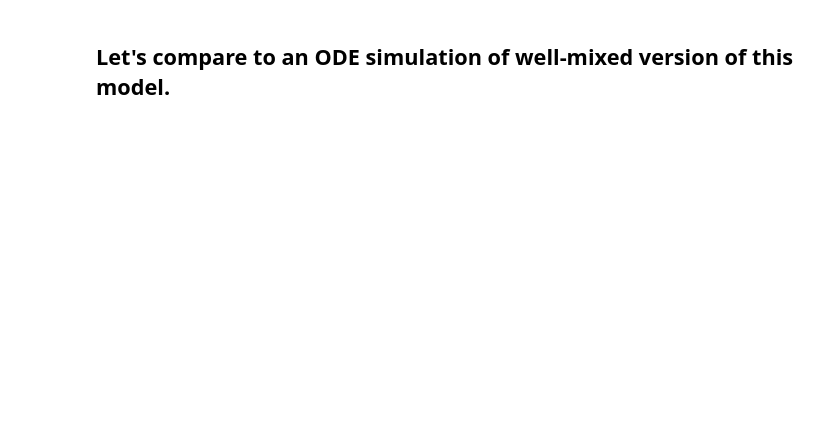
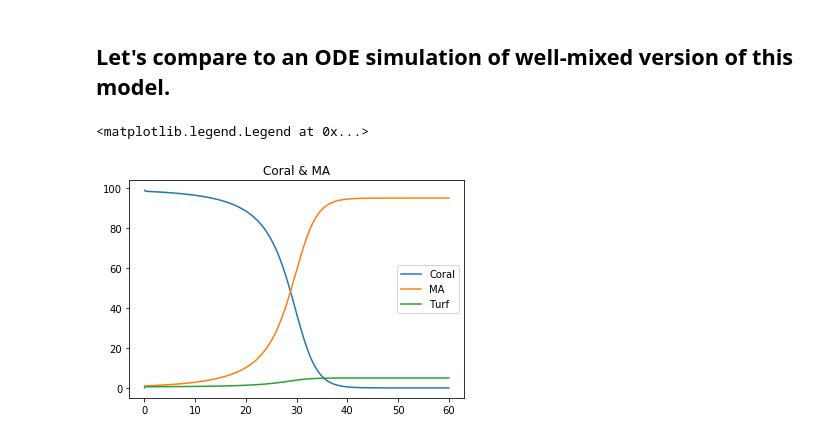
Before and after one commit to StochSS/SpatialPy, a Jupyter notebook: examples/coral_reef/CoralModel.ipynb, the cells around one changed output. Cells and saved outputs as stored; diff of their text form; code cells hidden in the pictures; blank space fills up the shorter version.

```diff
--- a/examples/coral_reef/CoralModel.ipynb
+++ b/examples/coral_reef/CoralModel.ipynb
@@ -71,8 +78,10 @@ class CoralReef(spatialpy.Model):
 
         # A unit square
         # each grid point is 10cm x 10cm, domain is 5m x 5m
-        self.mesh = spatialpy.URDMEMesh.generate_square_mesh(L=5, nx=50, ny=50, periodic=True)
-
+        self.domain = spatialpy.Domain.create_2D_domain(
+            xlim=[0, 5], ylim=[0, 5], nx=50, ny=50, type_id=1.0,
+            mass=1.0, nu=1.0, fixed=True,  rho0=1.0, c0=1.0, P0=1.0
+        )
         # Place the A molecules in the voxel nearest the center of the square
         #self.placeNear({Coral:100}, point=[10,10])
 
@@ -80,28 +89,16 @@ class CoralReef(spatialpy.Model):
         self.add_parameter(spatialpy.Parameter(name="Space_per_voxel", expression=Space_per_voxel)) #1/year
 
 
-        if True:
-            # Start with two colonys
-            self.set_initial_condition_distribute_uniformly({Turf:Space_per_voxel})
-            self.set_initial_condition_place_near({Coral:Space_per_voxel}, point=[1,1])
-            self.set_initial_condition_place_near({Turf:0}, point=[1,1])
-            self.set_initial_condition_place_near({MA:Space_per_voxel}, point=[4,4])
-            self.set_initial_condition_place_near({Turf:0}, point=[4,4])
-        else:
-            # Every voxel is the same
-            self.set_initial_condition_distribute_uniformly({Turf:0})
-            self.set_initial_condition_distribute_uniformly({Coral:Space_per_voxel-1})
-            self.set_initial_condition_distribute_uniformly({MA:1})
+        # Start with two colonys
+        self.add_initial_condition(spatialpy.UniformInitialCondition(Turf, Space_per_voxel))
+        self.add_initial_condition(spatialpy.PlaceInitialCondition(Coral, Space_per_voxel, [1,1,0]))
+        self.add_initial_condition(spatialpy.PlaceInitialCondition(Turf, 0, [1,1,0]))
+        self.add_initial_condition(spatialpy.PlaceInitialCondition(MA, Space_per_voxel, [4,4,0]))
+        self.add_initial_condition(spatialpy.PlaceInitialCondition(Turf, 0, [4,4,0]))
 
 
-        for vndx in range(self.u0.shape[1]):
-            tot = 0
-            for sndx, sname in enumerate(self.listOfSpecies):
-                tot += self.u0[sndx][vndx]
-            if tot > 100:
-                for sndx, sname in enumerate(self.listOfSpecies):
-                    print "u0[{0}][{1}] = {2}".format(sname, vndx, self.u0[sndx][vndx])
+
 
         #self.timespan(numpy.linspace(0,500,501)) #500 years
-        #self.timespan(numpy.linspace(0,5,72)) #5 years, by months
-        self.timespan(numpy.linspace(0,11,66)) #10 years, by 2 months
+        #self.timespan(numpy.linspace(0,11,66)) #10 years, by 2 months
+        self.timespan(numpy.linspace(0,5,72)) #5 years, by months
@@ -187,17 +180,20 @@ def coral_ode(t, rp):
 # %%
 solver = ode(coral_ode).set_integrator('vode', method='bdf', order=15, atol=1e-6)
 rp0 = ([99.0, 1.0, 0.0, 0.0, 0.0]) # starting function
 solver.set_initial_value(rp0, 0)
 T = 60
 dt = T/5000.
 rp = []; t = []
 while solver.successful() and solver.t <= T:
     solver.integrate(solver.t + dt)
     rp.append(solver.y); t.append(solver.t)
 
 # Plotting
-rp = np.array(rp)
+rp = numpy.array(rp)
 plt.figure()
 plt.plot(t, rp[:,  0], t, rp[:, 1], t, rp[:,4])
 plt.title("Coral & MA")
 plt.legend(['Coral','MA','Turf'])
+# %% [output]
+<matplotlib.legend.Legend at 0x...>
+[figure, added]
```
Also changed, not shown: parts of 7 cells of this notebook.
